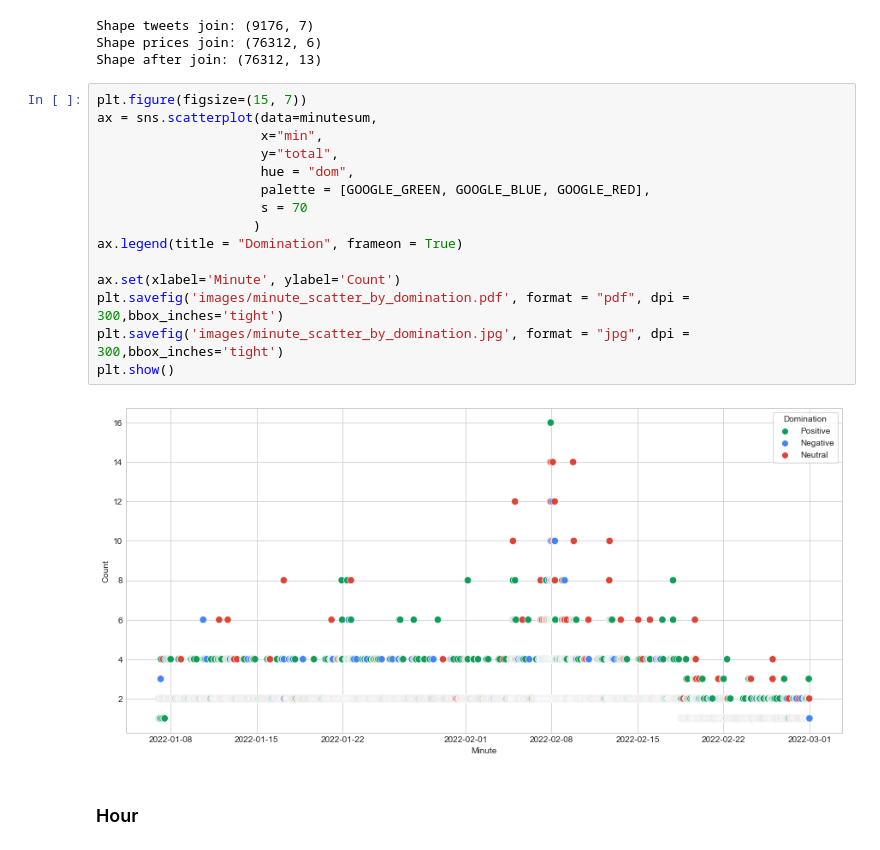
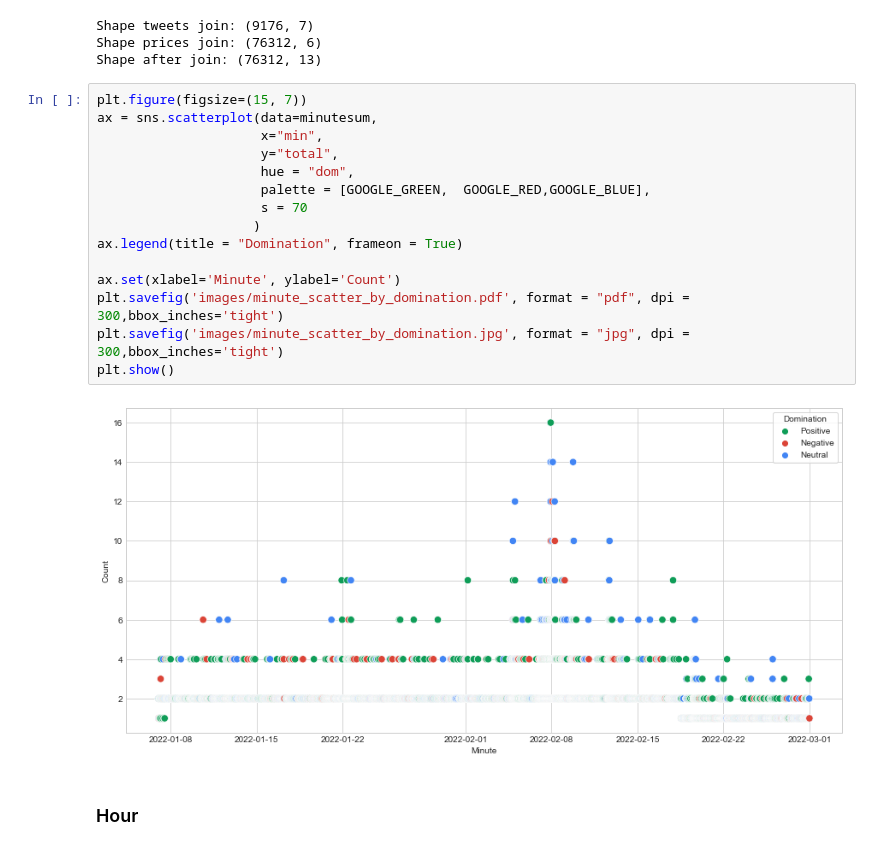
Before and after one commit to MGaulia/PD, a Jupyter notebook: 3 Sentiment.ipynb, the cells around one changed output. Saved outputs shown, nothing was run; the diff lists cells and outputs as text.

```diff
--- a/3 Sentiment.ipynb
+++ b/3 Sentiment.ipynb
@@ -199,20 +206,20 @@ Shape after join: (76312, 13)
 # %%
 plt.figure(figsize=(15, 7))
 ax = sns.scatterplot(data=minutesum,
                      x="min",
                      y="total",
                      hue = "dom",
-                     palette = [GOOGLE_GREEN, GOOGLE_BLUE, GOOGLE_RED],
+                     palette = [GOOGLE_GREEN,  GOOGLE_RED,GOOGLE_BLUE],
                      s = 70
                     )
 ax.legend(title = "Domination", frameon = True)
 
 ax.set(xlabel='Minute', ylabel='Count')
 plt.savefig('images/minute_scatter_by_domination.pdf', format = "pdf", dpi = 300,bbox_inches='tight')
 plt.savefig('images/minute_scatter_by_domination.jpg', format = "jpg", dpi = 300,bbox_inches='tight')
 plt.show()
 # %% [output]
-[figure, old version]
+[figure, new version]
 # %% [markdown]
 ### Hour
 # %%
```
Also changed, not shown: parts of 3 cells of this notebook, 4 other files.
